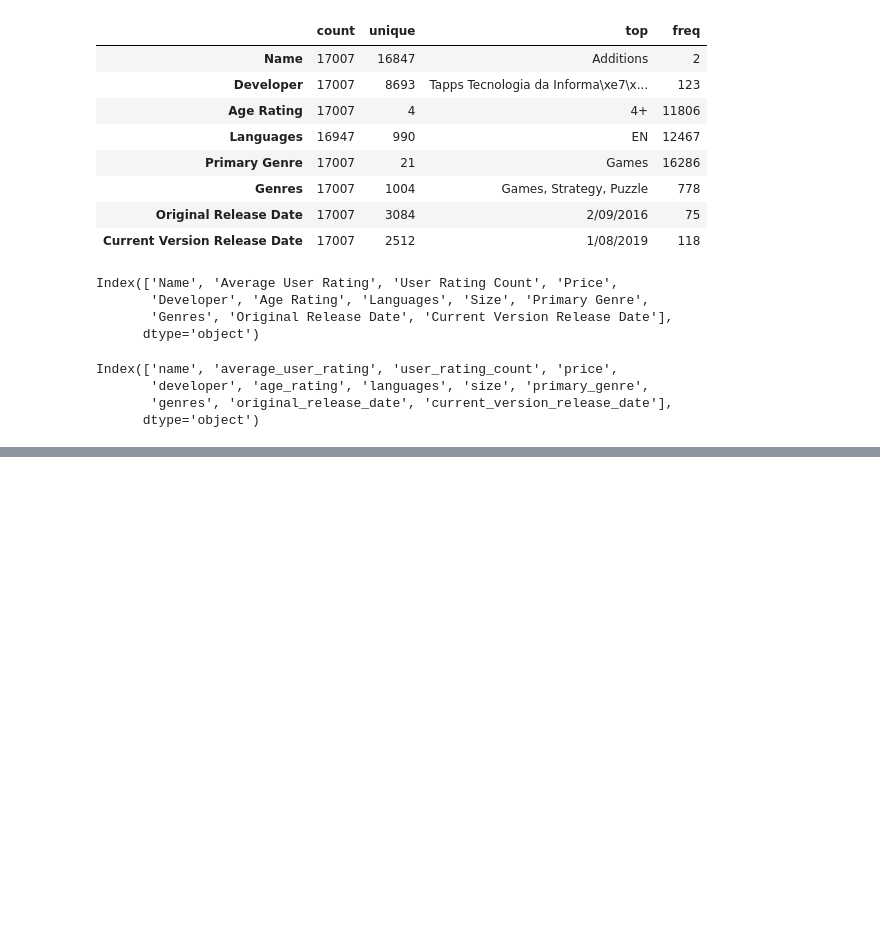
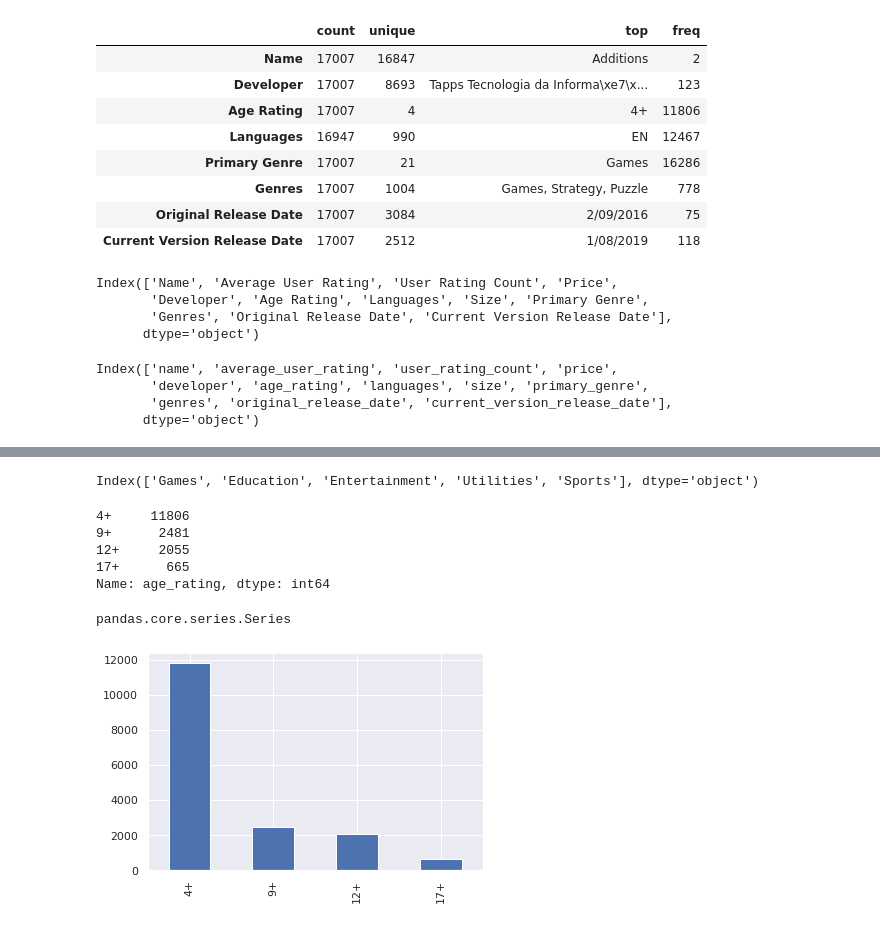
Before and after one commit to wkkw0203/pyton_data_science_bootcamp, a Jupyter notebook: google_app_store.ipynb, the cells around one changed output, grey strips where cells are left out. Cells and saved outputs as stored; diff of their text form; code cells hidden in the pictures; blank space fills up the shorter version.

```diff
--- a/google_app_store.ipynb
+++ b/google_app_store.ipynb
@@ -127,0 +148,22 @@ Index(['name', 'average_user_rating', 'user_rating_count', 'price',
+# %%
+df.primary_genre.value_counts().nlargest(5).index
+# %% [output]
+Index(['Games', 'Education', 'Entertainment', 'Utilities', 'Sports'], dtype='object')
+# %%
+df.age_rating.value_counts()
+# %% [output]
+4+     11806
+9+      2481
+12+     2055
+17+      665
+Name: age_rating, dtype: int64
+# %%
+type(df.age_rating.value_counts())
+# %% [output]
+pandas.core.series.Series
+# %%
+import seaborn as sns
+sns.set()
+_ =df.age_rating.value_counts().plot(kind='bar')
+# %% [output]
+[figure, added]
```
Also changed, not shown: parts of 15 cells of this notebook.
